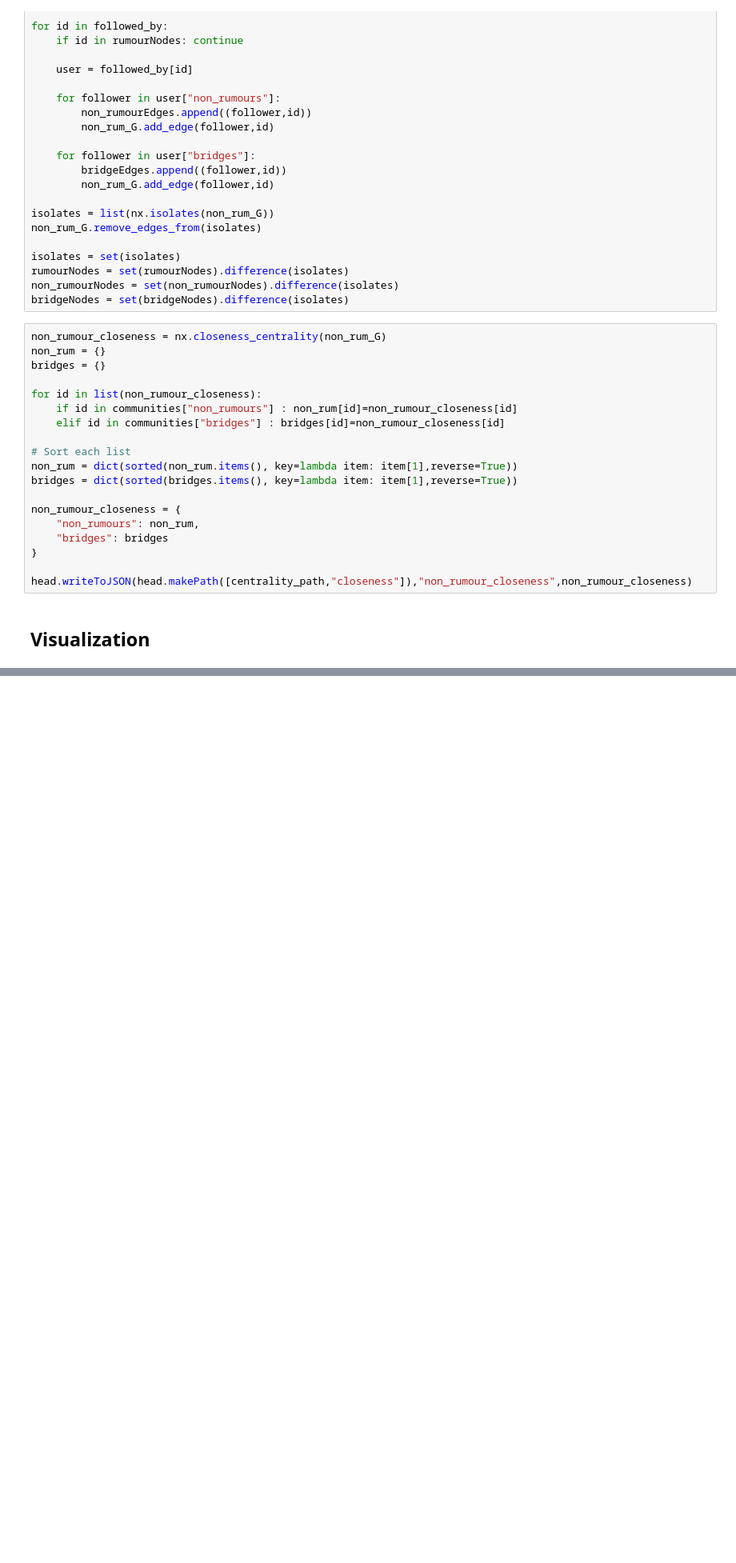
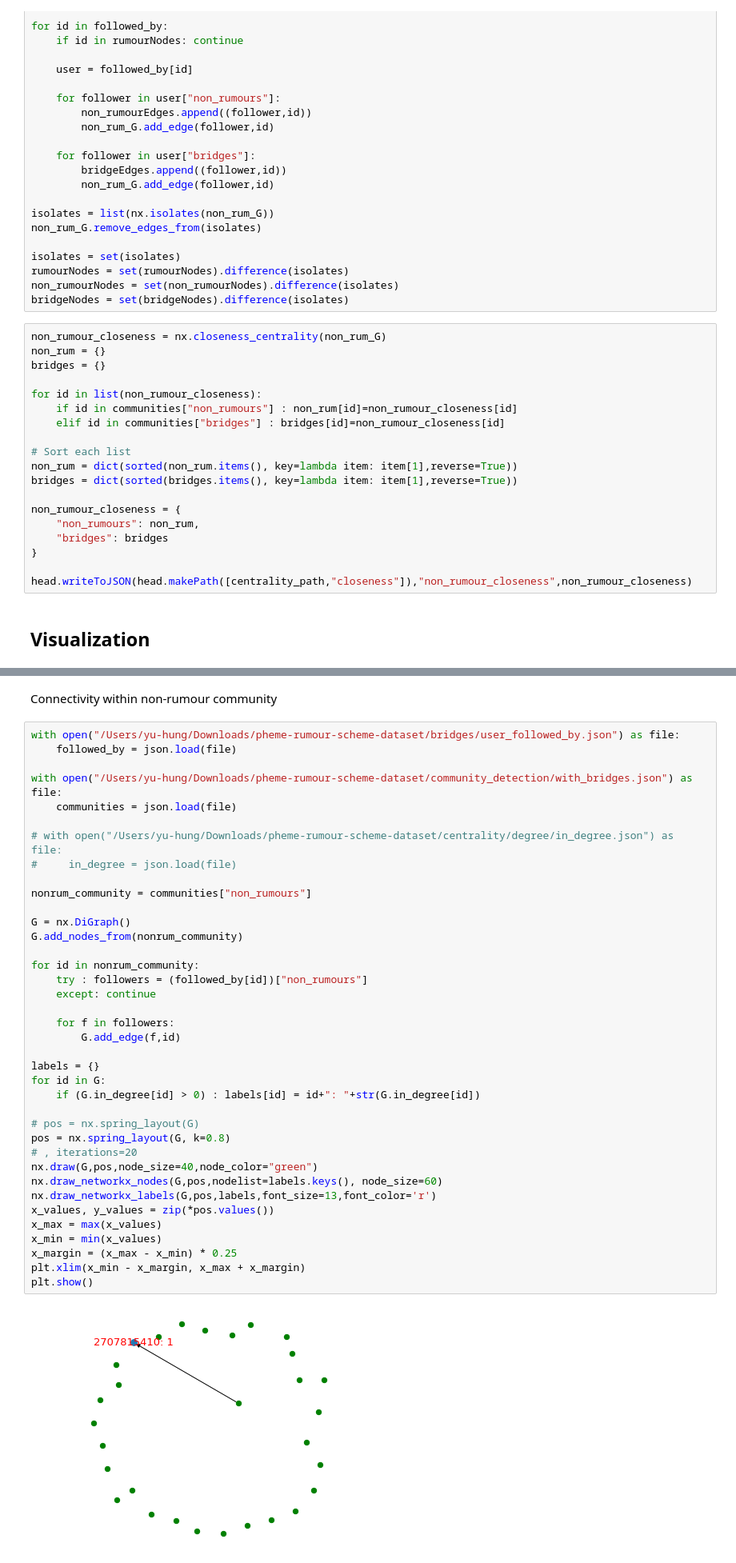
Before and after one commit to YuHung-Chiang/Network-Analysis, a Jupyter notebook: centrality/centrality.ipynb, the cells around one changed output, grey strips where cells are left out. Shown at 80% size. Cells and saved outputs as stored; diff of their text form; blank space fills up the shorter version.

```diff
--- a/centrality/centrality.ipynb
+++ b/centrality/centrality.ipynb
@@ -278,3 +325,45 @@ head.writeToJSON(head.makePath([centrality_path,"closeness"]),"non_rumour_closen
+# %% [markdown]
+Connectivity within non-rumour community
+# %%
+with open("/Users/yu-hung/Downloads/pheme-rumour-scheme-dataset/bridges/user_followed_by.json") as file:
+    followed_by = json.load(file)
+
+with open("/Users/yu-hung/Downloads/pheme-rumour-scheme-dataset/community_detection/with_bridges.json") as file:
+    communities = json.load(file)
+
+# with open("/Users/yu-hung/Downloads/pheme-rumour-scheme-dataset/centrality/degree/in_degree.json") as file:
+#     in_degree = json.load(file)
+
+nonrum_community = communities["non_rumours"]
+
+G = nx.DiGraph()
+G.add_nodes_from(nonrum_community)
+
+for id in nonrum_community:
+    try : followers = (followed_by[id])["non_rumours"]
+    except: continue
+
+    for f in followers:
+        G.add_edge(f,id)
+
+labels = {}
+for id in G:
+    if (G.in_degree[id] > 0) : labels[id] = id+": "+str(G.in_degree[id])
+
+# pos = nx.spring_layout(G)
+pos = nx.spring_layout(G, k=0.8)
+# , iterations=20
+nx.draw(G,pos,node_size=40,node_color="green")
+nx.draw_networkx_nodes(G,pos,nodelist=labels.keys(), node_size=60)
+nx.draw_networkx_labels(G,pos,labels,font_size=13,font_color='r')
+x_values, y_values = zip(*pos.values())
+x_max = max(x_values)
+x_min = min(x_values)
+x_margin = (x_max - x_min) * 0.25
+plt.xlim(x_min - x_margin, x_max + x_margin)
+plt.show()
+# %% [output]
+[figure, added]
 # %%
 isolates = set(isolates)
 rumourNodes = list(set(rumourNodes).difference(isolates))
```
Also changed, not shown: parts of 5 cells of this notebook, 7 other files.
